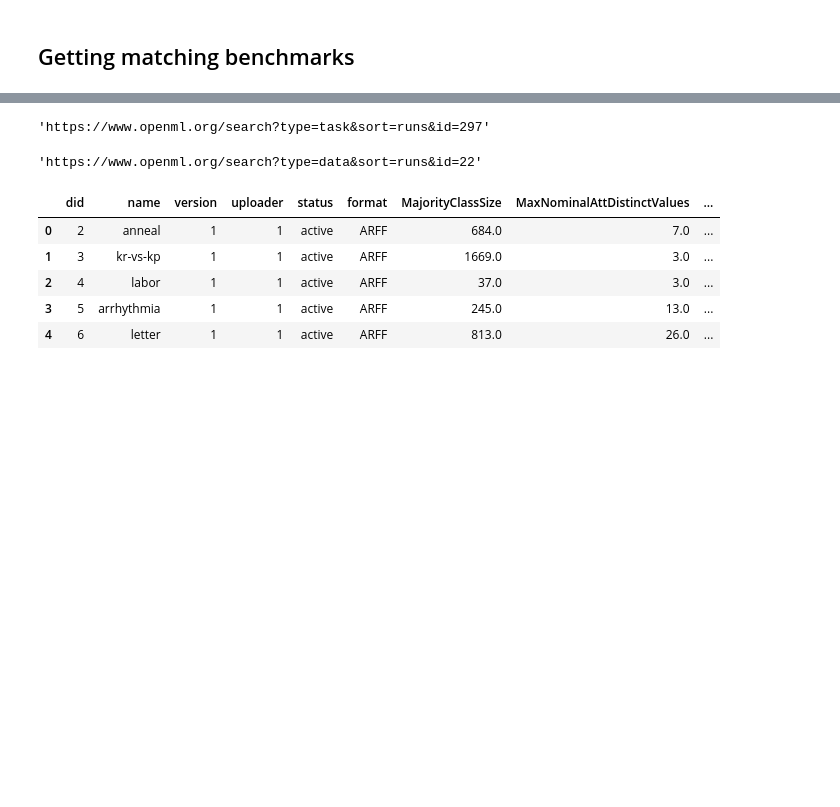
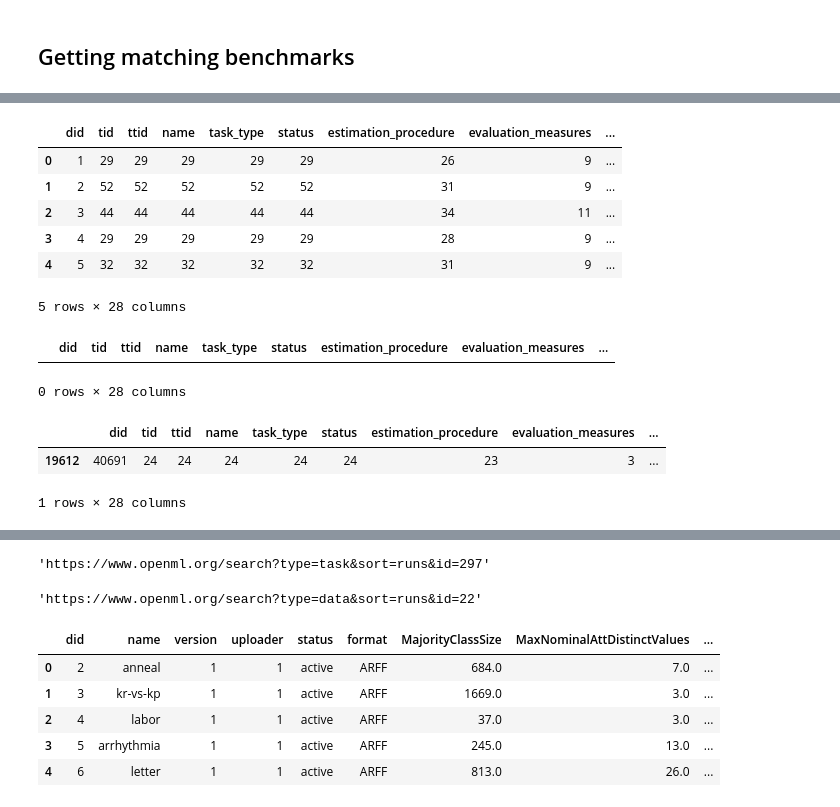
Before and after one commit to openml-labs/ai_search, a Jupyter notebook: useful_scripts/compile_data.ipynb, the cells around one changed output, grey strips where cells are left out. Saved outputs shown, nothing was run; the diff lists cells and outputs as text; code cells hidden in the pictures; blank space fills up the shorter version.

```diff
--- a/useful_scripts/compile_data.ipynb
+++ b/useful_scripts/compile_data.ipynb
@@ -362,0 +340,22 @@ dataset_to_suite_ids = dict(dataset_to_suite_ids)
+# %%
+grouped_count_tasks = tasks.groupby("did").count().reset_index()
+grouped_count_tasks.head()
+# %% [output]
+|  | did | tid | ttid | name | task_type | status | estimation_procedure | evaluation_measures | ... |
+| 0 | 1 | 29 | 29 | 29 | 29 | 29 | 26 | 9 | ... |
+| 1 | 2 | 52 | 52 | 52 | 52 | 52 | 31 | 9 | ... |
+| 2 | 3 | 44 | 44 | 44 | 44 | 44 | 34 | 11 | ... |
+| 3 | 4 | 29 | 29 | 29 | 29 | 29 | 28 | 9 | ... |
+| 4 | 5 | 32 | 32 | 32 | 32 | 32 | 31 | 9 | ... |
+5 rows × 28 columns
+# %%
+grouped_count[grouped_count["did"] == 43555]
+# %% [output]
+|  | did | tid | ttid | name | task_type | status | estimation_procedure | evaluation_measures | ... |
+0 rows × 28 columns
+# %%
+grouped_count[grouped_count["did"] == 40691]
+# %% [output]
+|  | did | tid | ttid | name | task_type | status | estimation_procedure | evaluation_measures | ... |
+| 19612 | 40691 | 24 | 24 | 24 | 24 | 24 | 23 | 3 | ... |
+1 rows × 28 columns
```
Also changed, not shown: parts of 22 cells of this notebook, 26 other files.
